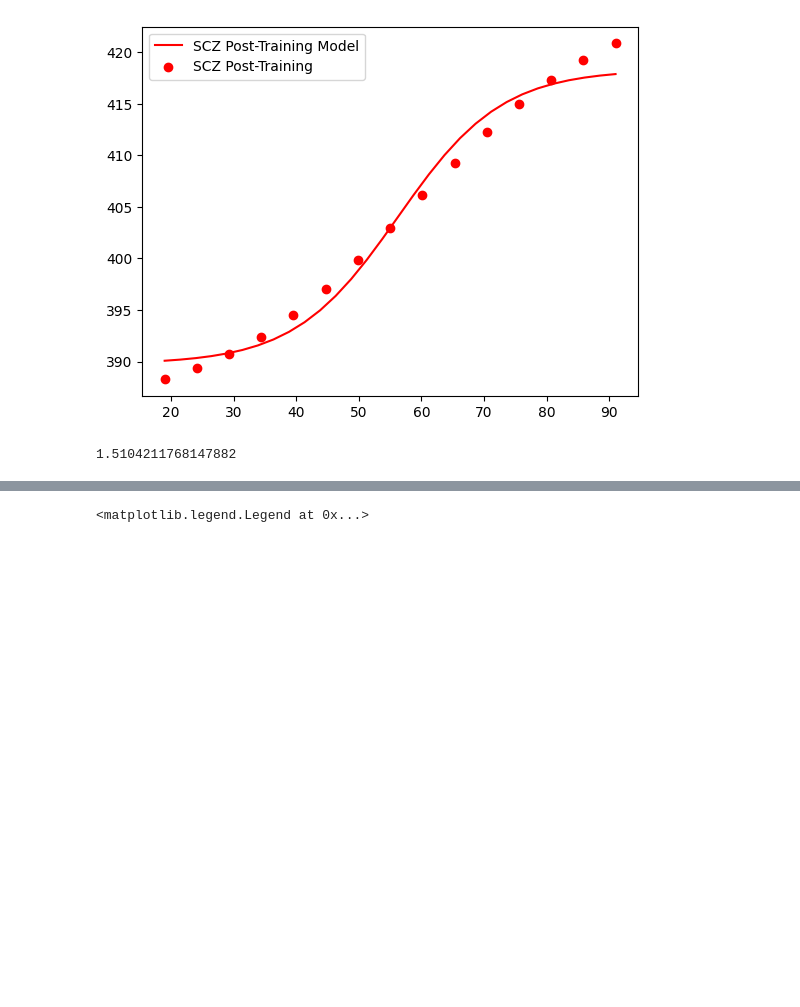
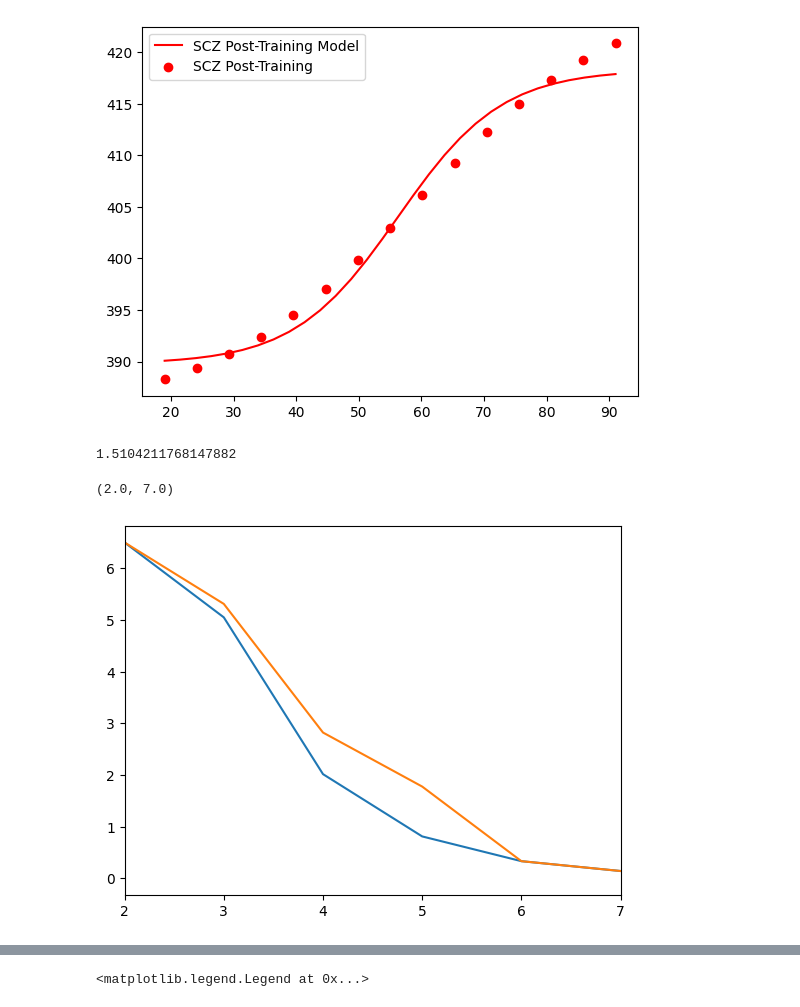
Before and after one commit to renatoparedes/SCZ_PPS_Expansion_Model, a Jupyter notebook: SCZ_Training_Fitting_theta.ipynb, the cells around one changed output, grey strips where cells are left out. Drawn from its saved outputs; the diff is of its cells as text; code cells hidden in the pictures; blank space fills up the shorter version.

```diff
--- a/SCZ_Training_Fitting_theta.ipynb
+++ b/SCZ_Training_Fitting_theta.ipynb
@@ -244,3 +244,10 @@ scz_error = adjrmse(m * xf + bias, yf, 5)
 print(scz_error)
 # %% [output]
 1.5104211768147882
+# %%
+plt.plot(SCZWa_tr[:, 1, 0, 0])
+plt.plot(SCZWa_tr[:, 1, -1, -1])
+plt.xlim(2, 7)
+# %% [output]
+(2.0, 7.0)
+[figure, added]
```
Also changed, not shown: parts of 1 cell of this notebook, 4 other files.
